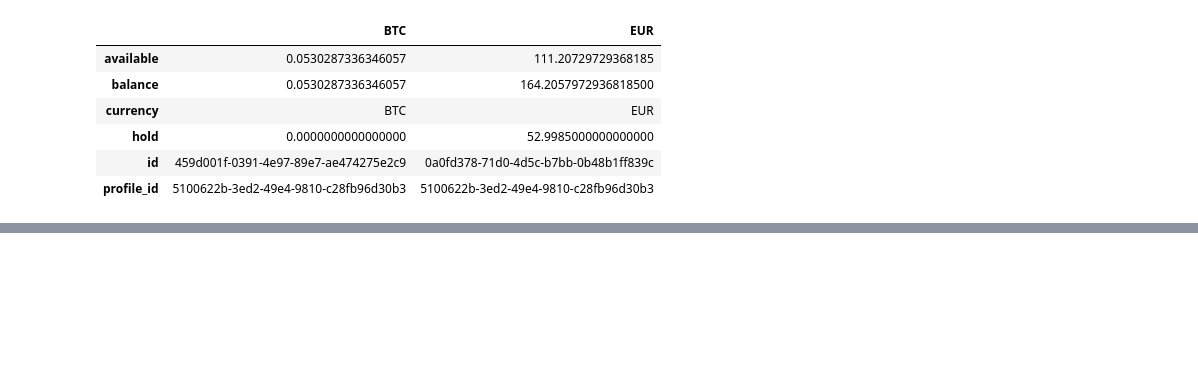
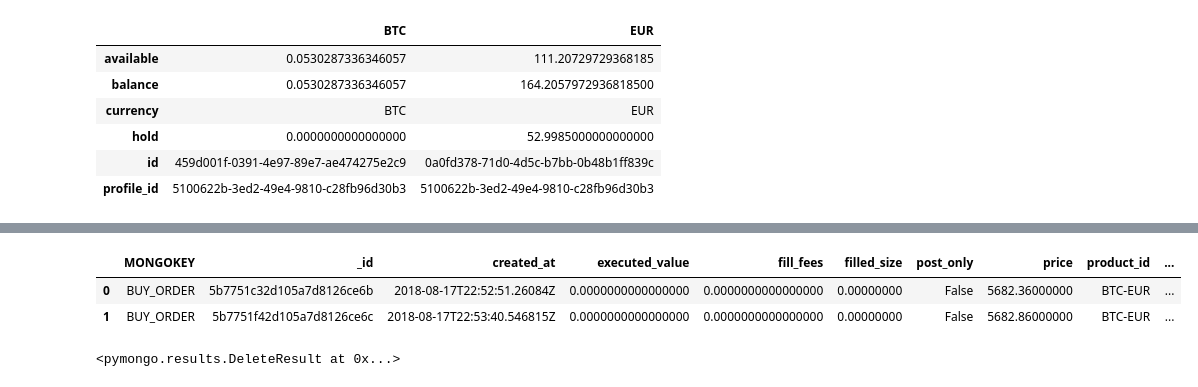
Before and after one commit to jclasul/secret, a Jupyter notebook: dax/src/Untitled.ipynb, the cells around one changed output, grey strips where cells are left out. Cells and saved outputs as stored; diff of their text form; code cells hidden in the pictures; blank space fills up the shorter version.

```diff
--- a/dax/src/Untitled.ipynb
+++ b/dax/src/Untitled.ipynb
@@ -289 +326,14 @@ dfs[dfs['created_at']<t]
+# %%
+df = pd.DataFrame(
+        list(db.find({'MONGOKEY' :'BUY_ORDER'})\
+                        .sort([('timestamp', 1)])))
+df
+# %% [output]
+|  | MONGOKEY | _id | created_at | executed_value | fill_fees | filled_size | post_only | price | product_id | ... |
+| 0 | BUY_ORDER | 5b7751c32d105a7d8126ce6b | 2018-08-17T22:52:51.26084Z | 0.0000000000000000 | 0.0000000000000000 | 0.00000000 | False | 5682.36000000 | BTC-EUR | ... |
+| 1 | BUY_ORDER | 5b7751f42d105a7d8126ce6c | 2018-08-17T22:53:40.546815Z | 0.0000000000000000 | 0.0000000000000000 | 0.00000000 | False | 5682.86000000 | BTC-EUR | ... |
+# %%
+ db.delete_many( { "MONGOKEY" : "BUY_ORDER" } )
+# %% [output]
+<pymongo.results.DeleteResult at 0x...>
 # %%
```
Also changed, not shown: parts of 25 cells of this notebook, 3 other files.
